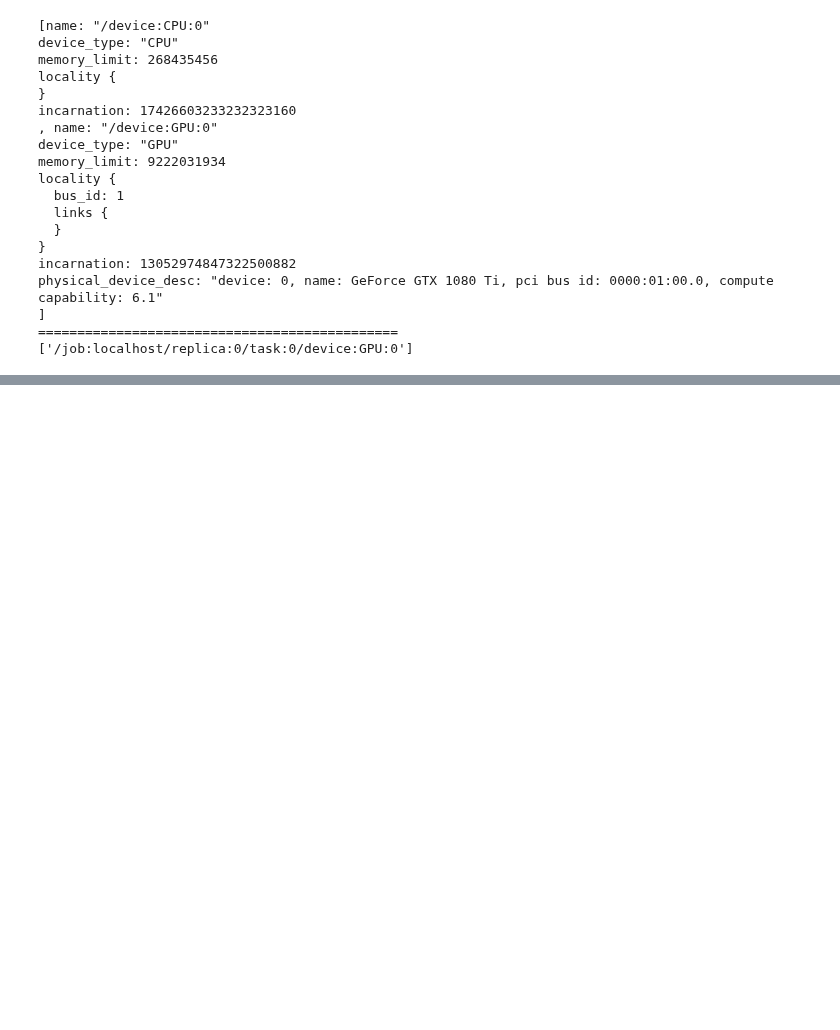
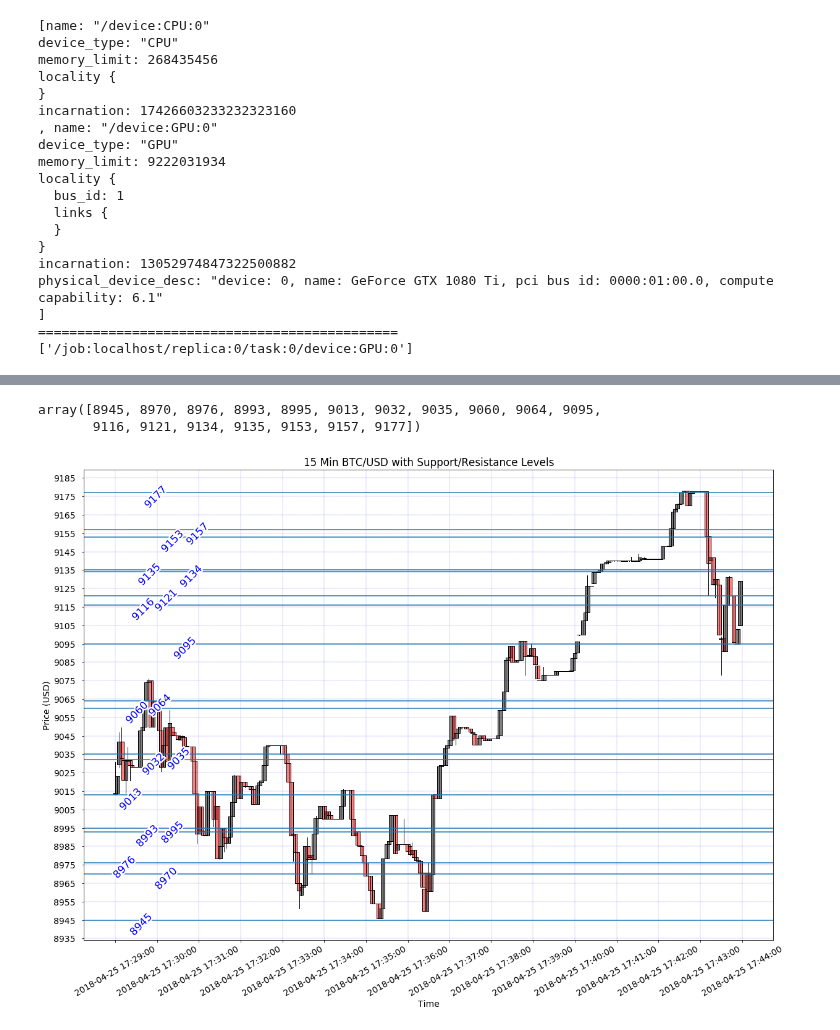
Before and after one commit to timothyyu/gdax-orderbook-ml, a Jupyter notebook: 8_program_structure_improvement.ipynb, the cells around one changed output, grey strips where cells are left out. Saved outputs shown, nothing was run; the diff lists cells and outputs as text; code cells hidden in the pictures; blank space fills up the shorter version.

Commit message:
int conversion and set/list duplicate removal moved to auto_sr() function from generate_chart()

```diff
--- a/8_program_structure_improvement.ipynb
+++ b/8_program_structure_improvement.ipynb
@@ -251,0 +250,37 @@ c
+# %%
+# Auto support/resistance adapted into function
+    # Using estimate_bandwidth and meanshift() from sklearn.cluster library
+    # Source: Adapted from https://github.com/nakulnayyar/SupResGenerator
+    # Takes dataframe object with open/high/low/close values
+        # Returns list of auto-generated support and resistance levels for price action
+def autoSR(dataframe):
+
+    data = chart_15m_df.as_matrix(columns=['close'])
+    data2 = data[:len(data)*1]
+    bandwidth = estimate_bandwidth(data2, quantile=0.1, n_samples=100)
+    ms = MeanShift(bandwidth=bandwidth, bin_seeding=True)
+    ms.fit(data2)
+    ml_results = []
+    for k in range(len(np.unique(ms.labels_))):
+            my_members = ms.labels_ == k
+            values = data[my_members, 0]
+            ml_results.append(min(values))
+            ml_results.append(max(values))
+            # Remove duplicate S/R level values
+            # Using sets
+            ml_set =set(ml_results)
+            ml_results = list(ml_set)
+            # Sort values before return output
+            ml_results.sort()
+
+    # Convert ml_results into sorted int array
+    ml_results_modified =np.asarray(ml_results)
+    ml_results_modified =np.trunc(ml_results_modified).astype(int)
+    ml_results_modified = np.sort(ml_results_modified,kind = 'quicksort')
+    # Remove duplicates from int conversion
+    ml_results_modified_set=set(ml_results_modified)
+    ml_results_modified = list(ml_results_modified_set)
+    ml_results_modified = np.sort(ml_results_modified,kind = 'quicksort')
+    ml_results_modified
+
+    return ml_results_modified
@@ -269,0 +356,9 @@ chart_15m_df.head()
+# %%
+autoSR(chart_15m_df)
+# %% [output]
+array([8945, 8970, 8976, 8993, 8995, 9013, 9032, 9035, 9060, 9064, 9095,
+       9116, 9121, 9134, 9135, 9153, 9157, 9177])
+# %%
+generate_chart(chart_15m_df)
+# %% [output]
+[figure, added]
```
Also changed, not shown: parts of 4 cells of this notebook.
